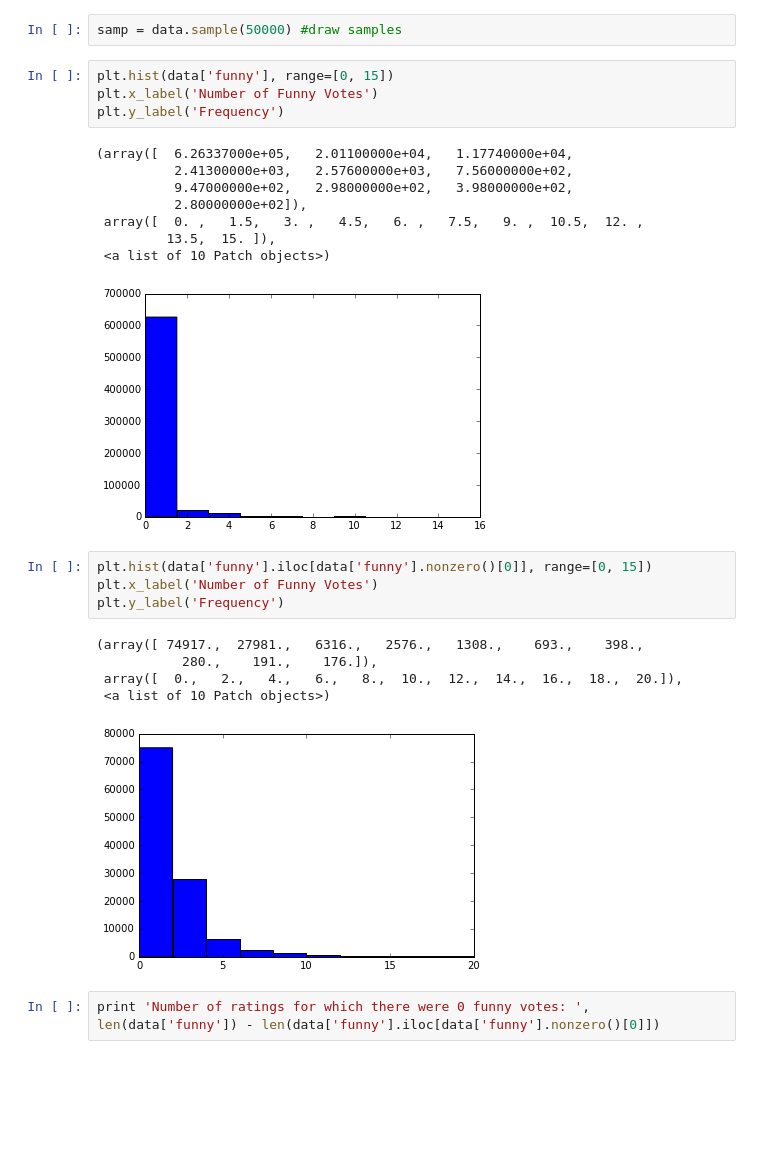
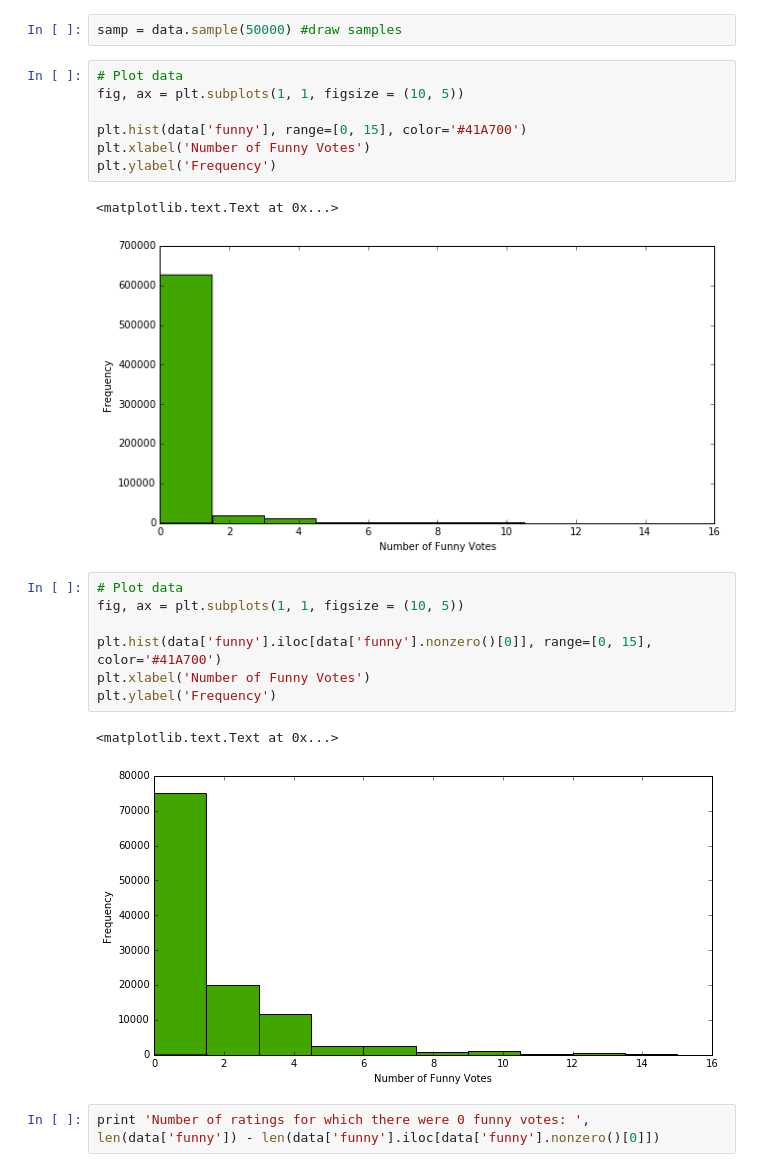
Before and after one commit to mkane12/CS109a_Final_Project, a Jupyter notebook: python/basic_histograms.ipynb, the cells around one changed output. Saved outputs shown, nothing was run; the diff lists cells and outputs as text; blank space fills up the shorter version.

Commit message:
added initial data visualization to poster

```diff
--- a/python/basic_histograms.ipynb
+++ b/python/basic_histograms.ipynb
@@ -29,28 +29,25 @@ data.head()
 # %%
 samp = data.sample(50000) #draw samples
 # %%
-plt.hist(data['funny'], range=[0, 15])
-plt.x_label('Number of Funny Votes')
-plt.y_label('Frequency')
+# Plot data
+fig, ax = plt.subplots(1, 1, figsize = (10, 5))
+
+plt.hist(data['funny'], range=[0, 15], color='#41A700')
+plt.xlabel('Number of Funny Votes')
+plt.ylabel('Frequency')
 # %% [output]
-(array([  6.26337000e+05,   2.01100000e+04,   1.17740000e+04,
-          2.41300000e+03,   2.57600000e+03,   7.56000000e+02,
-          9.47000000e+02,   2.98000000e+02,   3.98000000e+02,
-          2.80000000e+02]),
- array([  0. ,   1.5,   3. ,   4.5,   6. ,   7.5,   9. ,  10.5,  12. ,
-         13.5,  15. ]),
- <a list of 10 Patch objects>)
+<matplotlib.text.Text at 0x...>
-[figure, old version]
+[figure, new version]
 # %%
-plt.hist(data['funny'].iloc[data['funny'].nonzero()[0]], range=[0, 15])
-plt.x_label('Number of Funny Votes')
-plt.y_label('Frequency')
+# Plot data
+fig, ax = plt.subplots(1, 1, figsize = (10, 5))
+
+plt.hist(data['funny'].iloc[data['funny'].nonzero()[0]], range=[0, 15], color='#41A700')
+plt.xlabel('Number of Funny Votes')
+plt.ylabel('Frequency')
 # %% [output]
-(array([ 74917.,  27981.,   6316.,   2576.,   1308.,    693.,    398.,
-           280.,    191.,    176.]),
- array([  0.,   2.,   4.,   6.,   8.,  10.,  12.,  14.,  16.,  18.,  20.]),
- <a list of 10 Patch objects>)
+<matplotlib.text.Text at 0x...>
-[figure, old version]
+[figure, new version]
 # %%
 print 'Number of ratings for which there were 0 funny votes: ', len(data['funny']) - len(data['funny'].iloc[data['funny'].nonzero()[0]])
 # %% [output]
```
Also changed, not shown: parts of 3 cells of this notebook, 3 other files.
